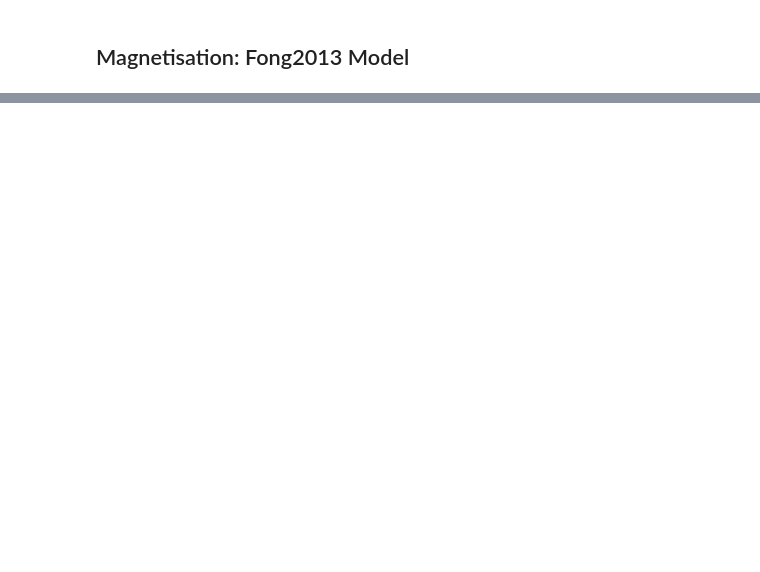
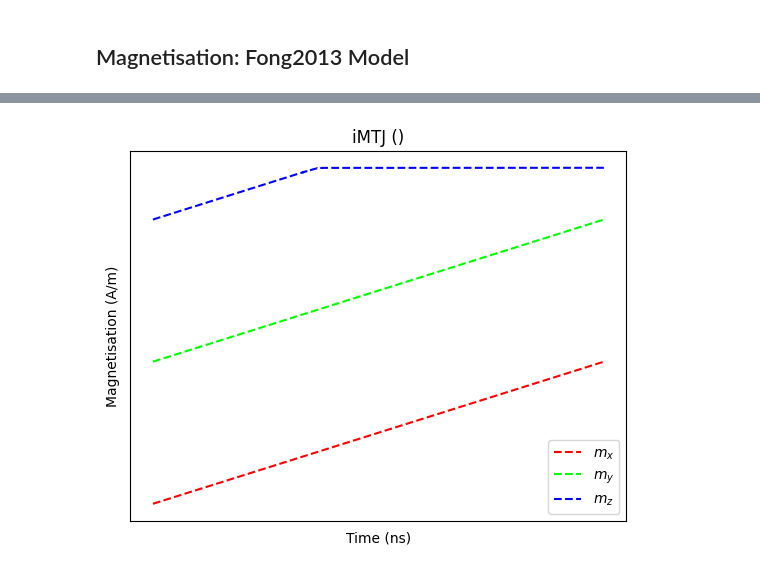
Before and after one commit to CRTejaswi/mtj, a Jupyter notebook: plot.ipynb, the cells around one changed output, grey strips where cells are left out. Drawn from its saved outputs; the diff is of its cells as text; code cells hidden in the pictures; blank space fills up the shorter version.

```diff
--- a/plot.ipynb
+++ b/plot.ipynb
@@ -57,0 +75,4 @@ plot_spice(datafile='pmtj-p2ap.printtr0', plotName='pMTJ (P->AP)')
+# %%
+plot_spice(datafile='imtj-calibration', plotName='iMTJ ()')
+# %% [output]
+[figure, added]
```
Also changed, not shown: parts of 12 cells of this notebook.
